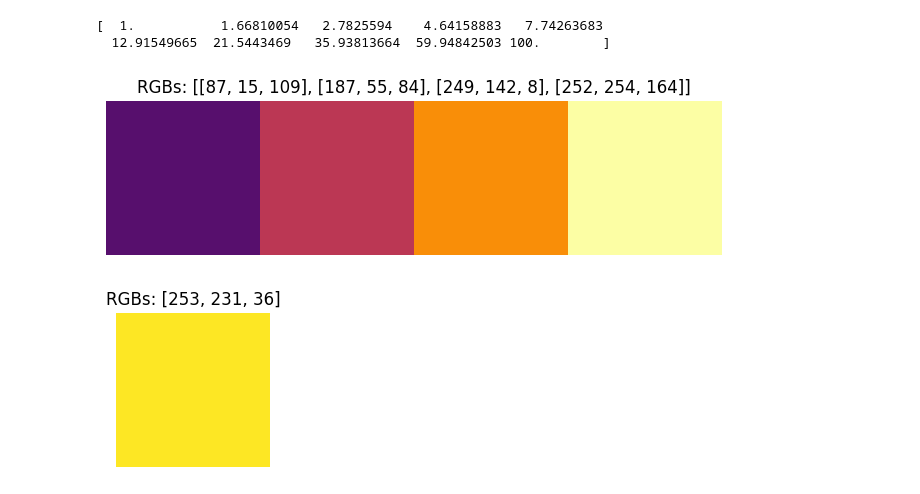
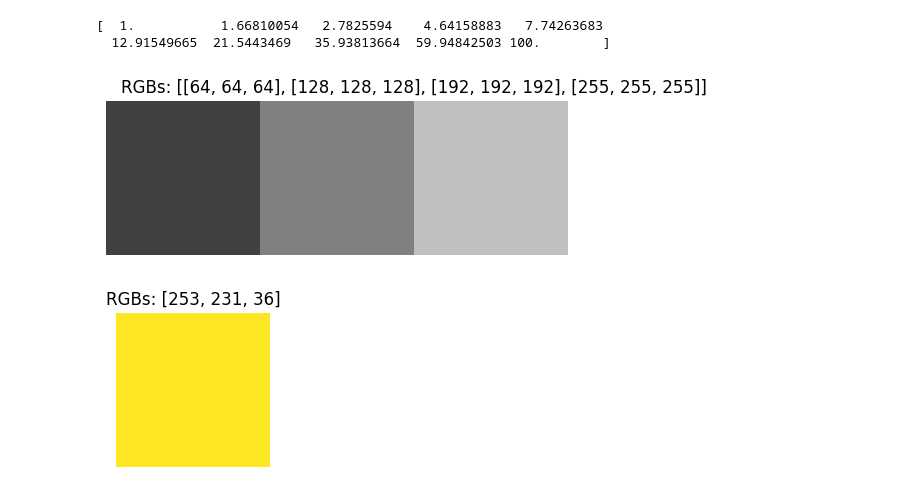
Before and after one commit to burrito246897531/TPPTvis, a Jupyter notebook: testing.ipynb, the cells around one changed output. Cells and saved outputs as stored; diff of their text form; code cells hidden in the pictures.

```diff
--- a/testing.ipynb
+++ b/testing.ipynb
@@ -117,21 +117,21 @@ pl.close()
 # %%
 from vtpgenerator_utils import get_color
 import matplotlib.pyplot as plt
 import numpy as np
 
 colors = []
 for i in range(4):
-    colors.append(get_color((i+1) / 4, 'inferno'))
+    colors.append(get_color((i+1) / 4, 'gist_gray'))
 
 plt.figure(figsize=(len(colors) * 2, 2))
 # Create a 1-row image, shape (1, N, 3)
 color_array = np.array(colors, dtype=np.uint8).reshape(1, len(colors), 3)
 plt.imshow(color_array)
 plt.axis('off')
 plt.title(f"RGBs: {colors}")
 plt.show()
 # %% [output]
-[figure, old version]
+[figure, new version]
 # %%
 import matplotlib.pyplot as plt
 import numpy as np
```
Also changed, not shown: parts of 3 cells of this notebook, 11 other files.
